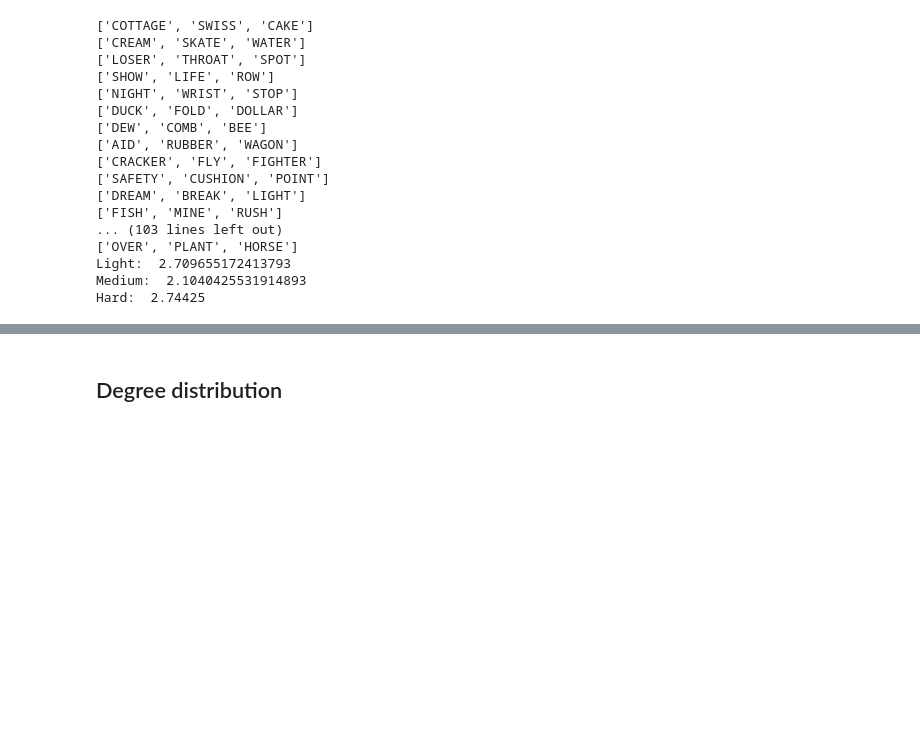
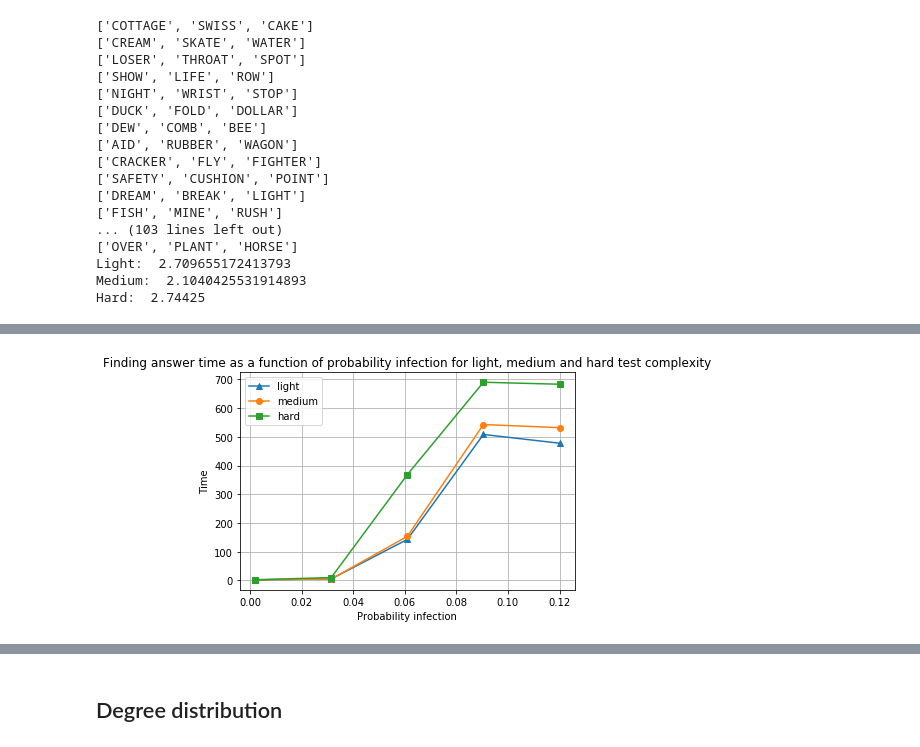
Before and after one commit to tsyrendylykova/multilayerNetwork, a Jupyter notebook: SISModel Directed Networks.ipynb, the cells around one changed output, grey strips where cells are left out. Cells and saved outputs as stored; diff of their text form; code cells hidden in the pictures; blank space fills up the shorter version.

```diff
--- a/SISModel Directed Networks.ipynb
+++ b/SISModel Directed Networks.ipynb
@@ -1403,0 +1502,22 @@ KeyboardInterrupt:
+# %%
+mean_light = [np.mean(arr) for arr in light]
+mean_medium = [np.mean(arr) for arr in medium]
+mean_hard = [np.mean(arr) for arr in hard]
+a = np.stack([mean_light, mean_medium, mean_hard], axis = 0)
+
+fig, ax = plt.subplots(figsize=(6, 4))
+
+ax.plot(tau_arr, a[0], label='light', marker='^')
+
+ax.plot(tau_arr, a[1], label='medium', marker='o')
+
+ax.plot(tau_arr, a[2], label='hard', marker='s')
+
+ax.legend(loc='best')
+plt.grid(True)
+ax.set_title('Finding answer time as a function of probability infection for light, medium and hard test complexity')
+ax.set_xlabel('Probability infection')
+ax.set_ylabel('Time')
+plt.show()
+# %% [output]
+[figure, added]
```
Also changed, not shown: parts of 6 cells of this notebook.
